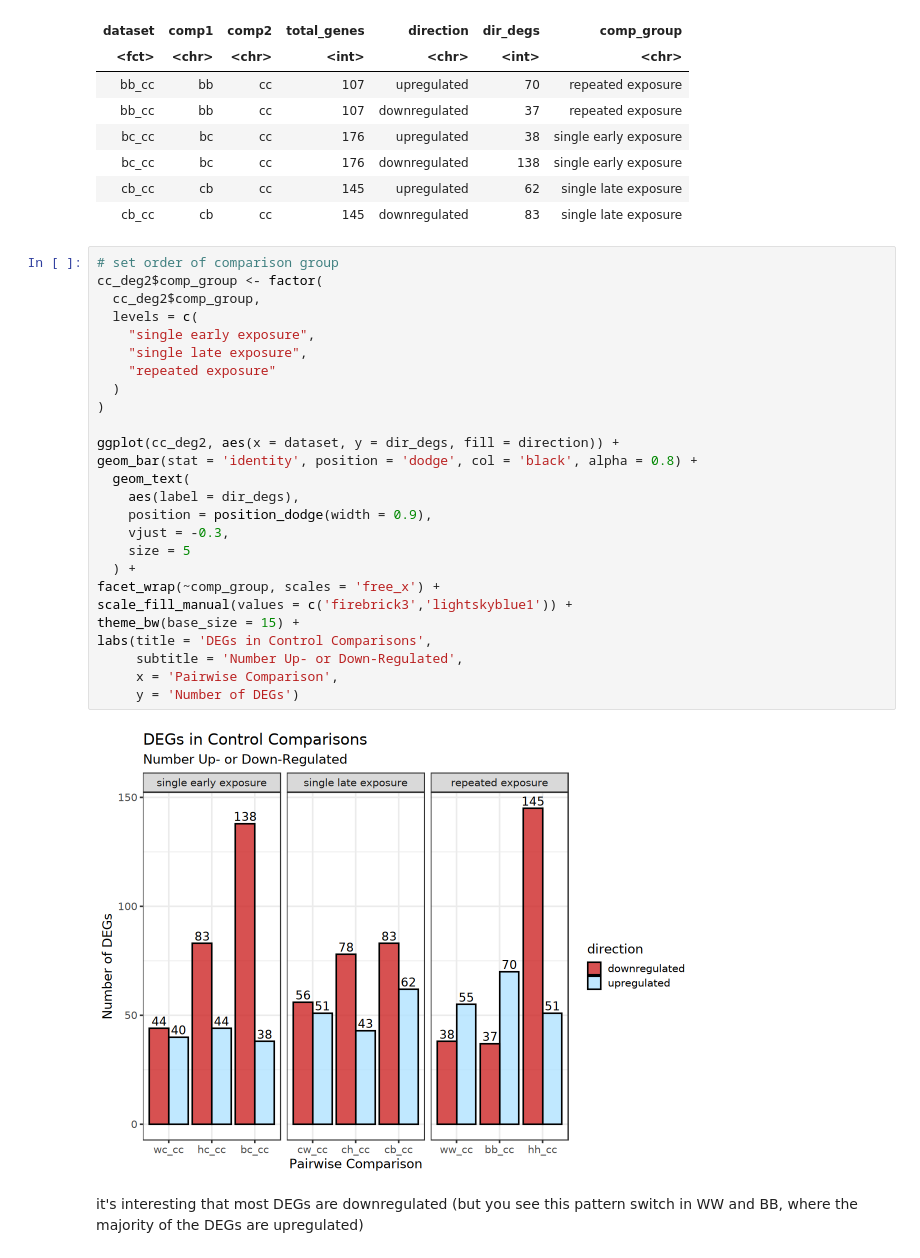
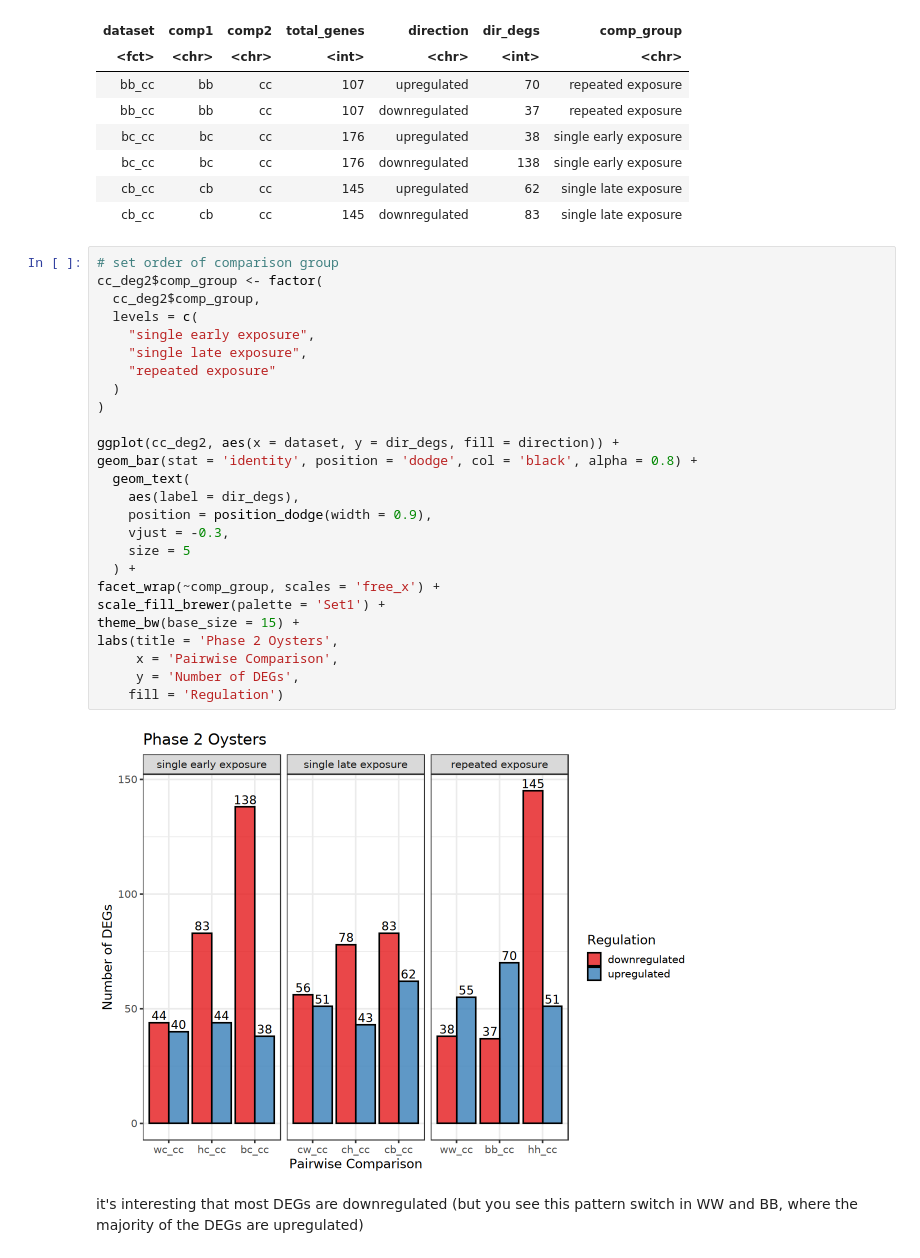
Before and after one commit to jgmcdonough/CE24_RNA-seq, a Jupyter notebook: analysis/diff_expression/phase2_v_phase2/new_refGenome/upset_p2.v.p2.ipynb, the cells around one changed output. Saved outputs shown, nothing was run; the diff lists cells and outputs as text.

Commit message:
change color of p2 up/down plot

```diff
--- a/analysis/diff_expression/phase2_v_phase2/new_refGenome/upset_p2.v.p2.ipynb
+++ b/analysis/diff_expression/phase2_v_phase2/new_refGenome/upset_p2.v.p2.ipynb
@@ -227,31 +227,31 @@ A tibble: 6 × 7
 # %%
 # set order of comparison group
 cc_deg2$comp_group <- factor(
   cc_deg2$comp_group,
   levels = c(
     "single early exposure",
     "single late exposure",
     "repeated exposure"
   )
 )
 
 ggplot(cc_deg2, aes(x = dataset, y = dir_degs, fill = direction)) +
 geom_bar(stat = 'identity', position = 'dodge', col = 'black', alpha = 0.8) +
   geom_text(
     aes(label = dir_degs),
     position = position_dodge(width = 0.9),
     vjust = -0.3,
     size = 5
   ) +
 facet_wrap(~comp_group, scales = 'free_x') +
-scale_fill_manual(values = c('firebrick3','lightskyblue1')) +
+scale_fill_brewer(palette = 'Set1') +
 theme_bw(base_size = 15) +
-labs(title = 'DEGs in Control Comparisons',
-     subtitle = 'Number Up- or Down-Regulated',
+labs(title = 'Phase 2 Oysters',
      x = 'Pairwise Comparison',
-     y = 'Number of DEGs')
+     y = 'Number of DEGs',
+    fill = 'Regulation')
 # %% [output]
-[figure, old version]
+[figure, new version]
 # %% [markdown]
 it's interesting that most DEGs are downregulated (but you see this pattern switch in WW and BB, where the majority of the DEGs are upregulated)
 # %% [markdown]
```
